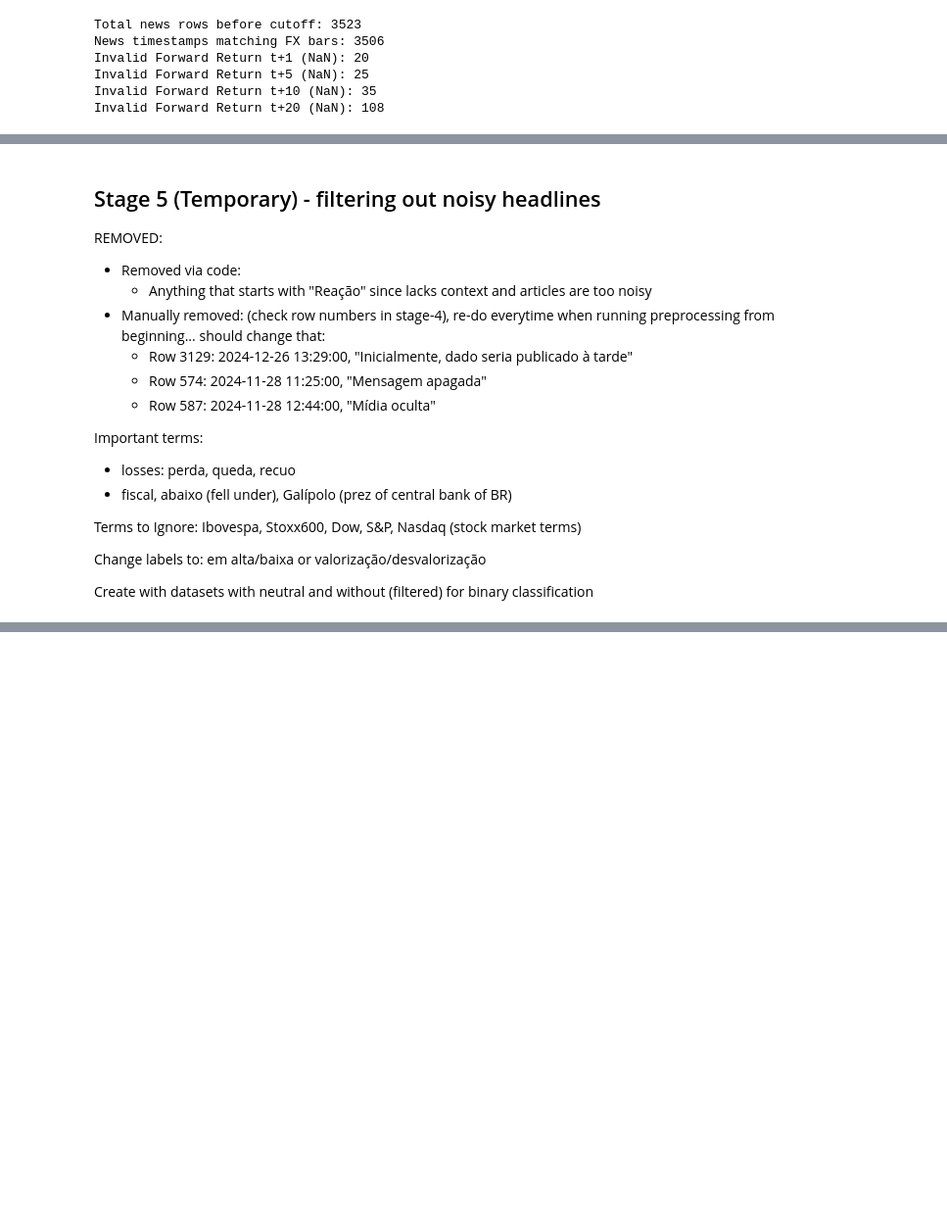
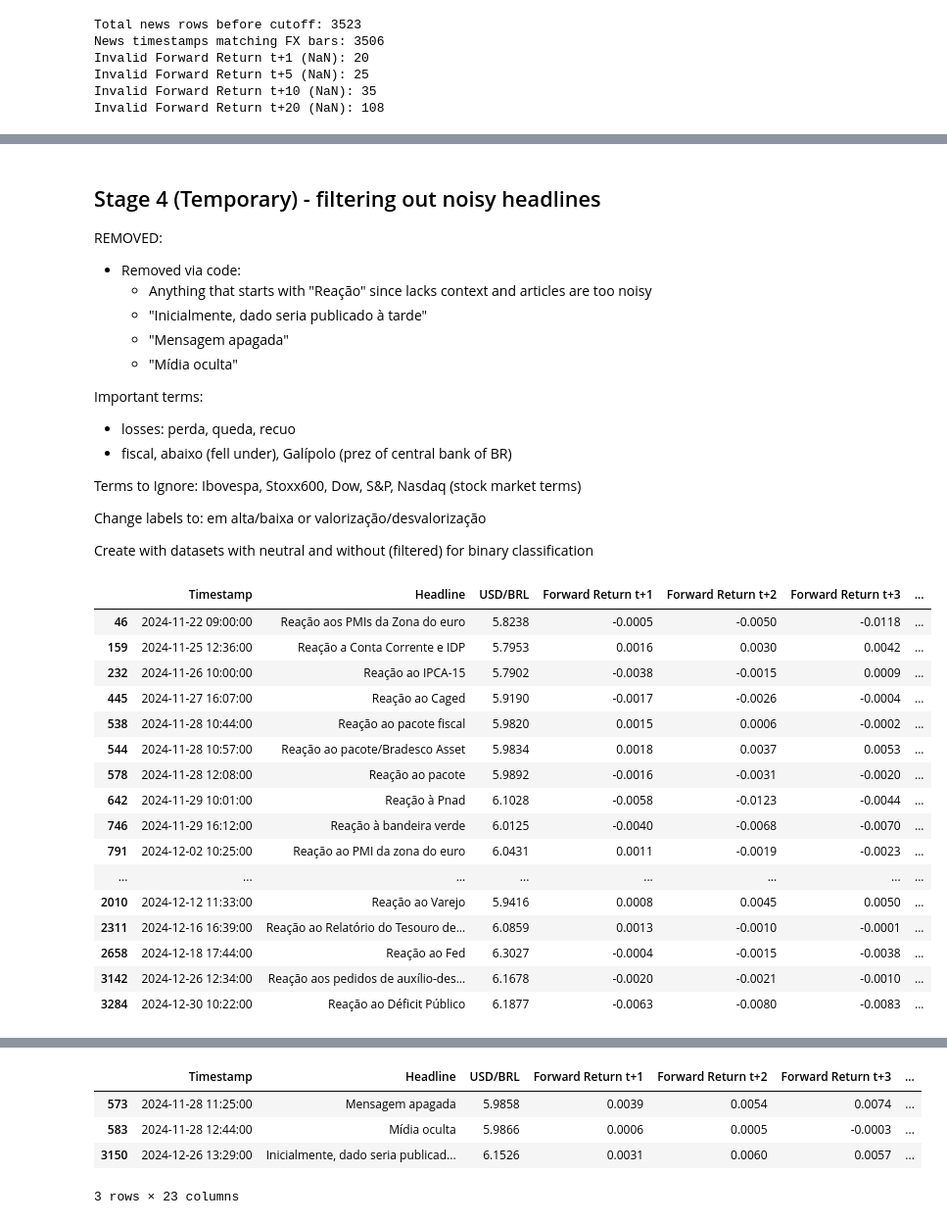
Before and after one commit to neurekt/tradewhispers, a Jupyter notebook: experiments/preprocess.ipynb, the cells around one changed output, grey strips where cells are left out. Shown at 98% size. Cells and saved outputs as stored; diff of their text form; code cells hidden in the pictures; blank space fills up the shorter version.

```diff
--- a/experiments/preprocess.ipynb
+++ b/experiments/preprocess.ipynb
@@ -396,12 +305,11 @@ df.to_csv("../data/interim/bdm-corpus-2/stage-4.csv", index=False)
 # %% [markdown]
-## Stage 5 (Temporary) - filtering out noisy headlines
+## Stage 4 (Temporary) - filtering out noisy headlines
 REMOVED:
 - Removed via code:
     - Anything that starts with "Reação" since lacks context and articles are too noisy
-- Manually removed: (check row numbers in stage-4), re-do everytime when running preprocessing from beginning... should change that:
-    - Row 3129: 2024-12-26 13:29:00, "Inicialmente, dado seria publicado à tarde"
-    - Row 574: 2024-11-28 11:25:00, "Mensagem apagada"
-    - Row 587: 2024-11-28 12:44:00, "Mídia oculta"
+    - "Inicialmente, dado seria publicado à tarde"
+    - "Mensagem apagada"
+    - "Mídia oculta"
 
 Important terms:
 - losses: perda, queda, recuo
@@ -414,11 +322,39 @@ Change labels to: em alta/baixa or valorização/desvalorização
 Create with datasets with neutral and without (filtered) for binary classification
 # %%
 import pandas as pd
-df = pd.read_csv("../data/interim/bdm-corpus-2/stage-4.csv")
+df = pd.read_csv("../data/interim/bdm-corpus-2/stage-3.csv")
 
 removed = df[df['Headline'].str.startswith("Reação", na=False)]
 df = df[~df['Headline'].str.startswith("Reação", na=False)]
-print(removed)
 
-df.to_csv("../data/processed/bdm-corpus-2/stage-5/data.csv", index=False)
+# remove specific bad texts
+bad_texts = [
+    "Inicialmente, dado seria publicado à tarde",
+    "Mensagem apagada",
+    "Mídia oculta"
+]
+extra_removed = df[df['Headline'].isin(bad_texts)]
+df = df[~df['Headline'].isin(bad_texts)]
+
+display(removed)
+display(extra_removed)
+
+df.to_csv("../data/interim/bdm-corpus-2/stage-4.csv", index=False, na_rep="NA")
 # %% [output]
+|  | Timestamp | Headline | USD/BRL | Forward Return t+1 | Forward Return t+2 | Forward Return t+3 | ... |
+| 46 | 2024-11-22 09:00:00 | Reação aos PMIs da Zona do euro | 5.8238 | -0.0005 | -0.0050 | -0.0118 | ... |
+| 159 | 2024-11-25 12:36:00 | Reação a Conta Corrente e IDP | 5.7953 | 0.0016 | 0.0030 | 0.0042 | ... |
+| 232 | 2024-11-26 10:00:00 | Reação ao IPCA-15 | 5.7902 | -0.0038 | -0.0015 | 0.0009 | ... |
+| 445 | 2024-11-27 16:07:00 | Reação ao Caged | 5.9190 | -0.0017 | -0.0026 | -0.0004 | ... |
+| 538 | 2024-11-28 10:44:00 | Reação ao pacote fiscal | 5.9820 | 0.0015 | 0.0006 | -0.0002 | ... |
+| 544 | 2024-11-28 10:57:00 | Reação ao pacote/Bradesco Asset | 5.9834 | 0.0018 | 0.0037 | 0.0053 | ... |
+| 578 | 2024-11-28 12:08:00 | Reação ao pacote | 5.9892 | -0.0016 | -0.0031 | -0.0020 | ... |
+| 642 | 2024-11-29 10:01:00 | Reação à Pnad | 6.1028 | -0.0058 | -0.0123 | -0.0044 | ... |
+| 746 | 2024-11-29 16:12:00 | Reação à bandeira verde | 6.0125 | -0.0040 | -0.0068 | -0.0070 | ... |
+| 791 | 2024-12-02 10:25:00 | Reação ao PMI da zona do euro | 6.0431 | 0.0011 | -0.0019 | -0.0023 | ... |
+| ... | ... | ... | ... | ... | ... | ... | ... |
+| 2010 | 2024-12-12 11:33:00 | Reação ao Varejo | 5.9416 | 0.0008 | 0.0045 | 0.0050 | ... |
+| 2311 | 2024-12-16 16:39:00 | Reação ao Relatório do Tesouro de... | 6.0859 | 0.0013 | -0.0010 | -0.0001 | ... |
+| 2658 | 2024-12-18 17:44:00 | Reação ao Fed | 6.3027 | -0.0004 | -0.0015 | -0.0038 | ... |
+| 3142 | 2024-12-26 12:34:00 | Reação aos pedidos de auxílio-des... | 6.1678 | -0.0020 | -0.0021 | -0.0010 | ... |
+| 3284 | 2024-12-30 10:22:00 | Reação ao Déficit Público | 6.1877 | -0.0063 | -0.0080 | -0.0083 | ... |
@@ -441,0 +362,5 @@ df.to_csv("../data/processed/bdm-corpus-2/stage-5/data.csv", index=False)
+|  | Timestamp | Headline | USD/BRL | Forward Return t+1 | Forward Return t+2 | Forward Return t+3 | ... |
+| 573 | 2024-11-28 11:25:00 | Mensagem apagada | 5.9858 | 0.0039 | 0.0054 | 0.0074 | ... |
+| 583 | 2024-11-28 12:44:00 | Mídia oculta | 5.9866 | 0.0006 | 0.0005 | -0.0003 | ... |
+| 3150 | 2024-12-26 13:29:00 | Inicialmente, dado seria publicad... | 6.1526 | 0.0031 | 0.0060 | 0.0057 | ... |
+3 rows × 23 columns
```
Also changed, not shown: parts of 16 cells of this notebook, 5 other files.
